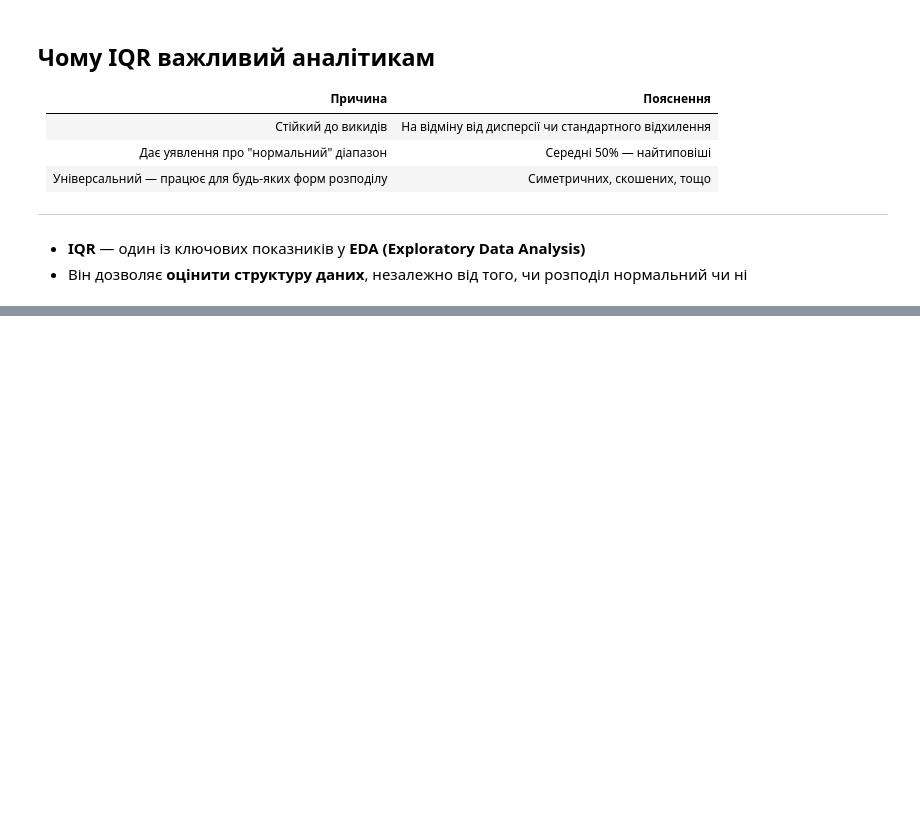
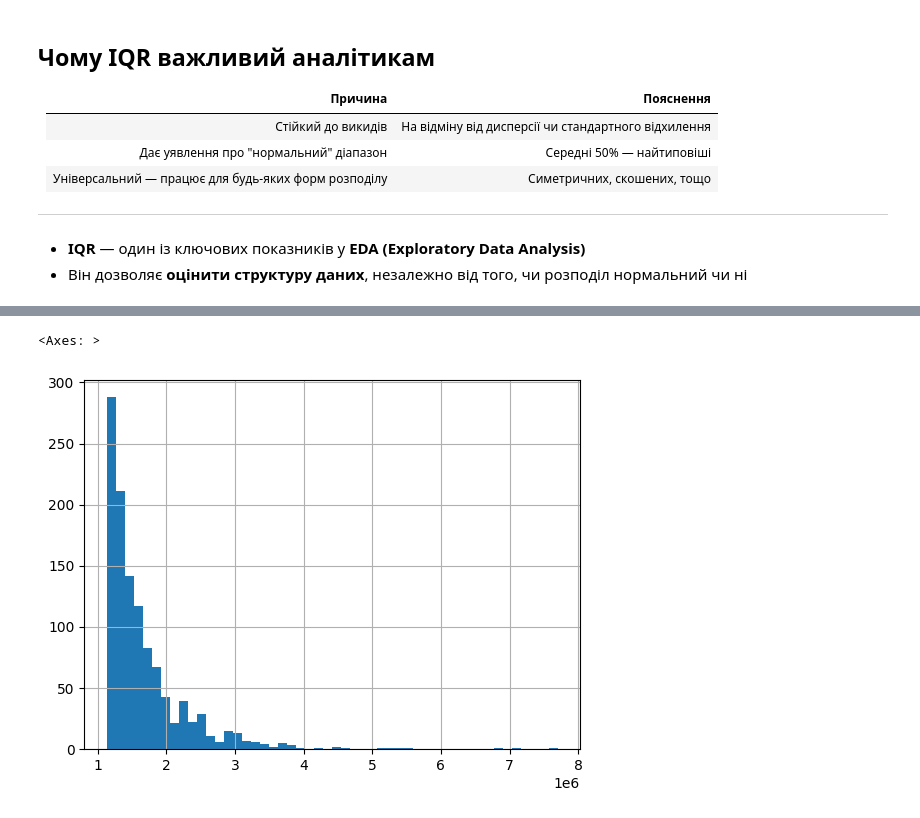
Before and after one commit to cpython-projects/python_da_06_11_25, a Jupyter notebook: lesson_15.ipynb, the cells around one changed output, grey strips where cells are left out. Drawn from its saved outputs; the diff is of its cells as text; code cells hidden in the pictures; blank space fills up the shorter version.

```diff
--- a/lesson_15.ipynb
+++ b/lesson_15.ipynb
@@ -762,0 +825,7 @@ Boxplot наочно показує:
+# %%
+df_2 = df[df.price > upper]
+# %%
+df_2.price.hist(bins=50)
+# %% [output]
+<Axes: >
+[figure, added]
```
Also changed, not shown: parts of 21 cells of this notebook.
